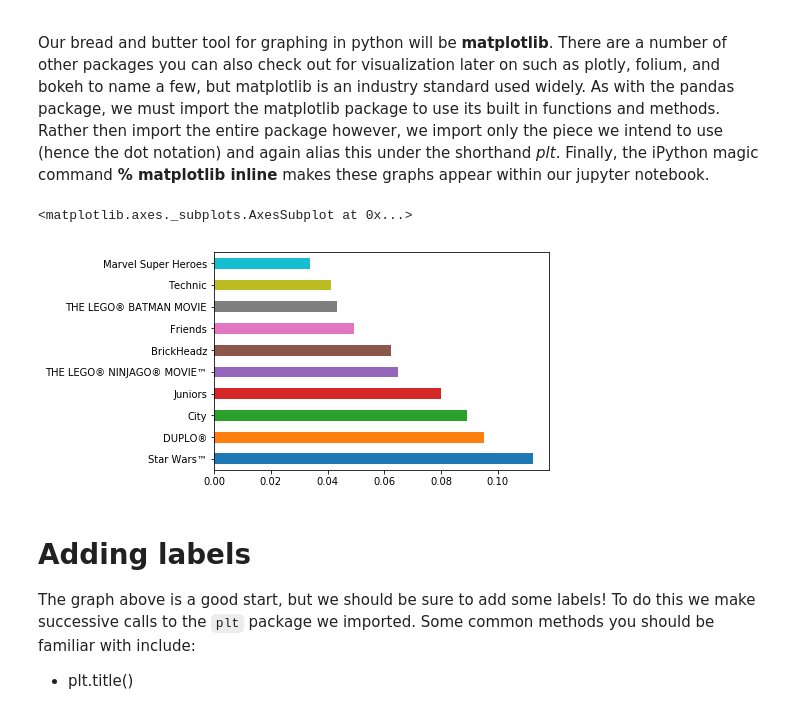
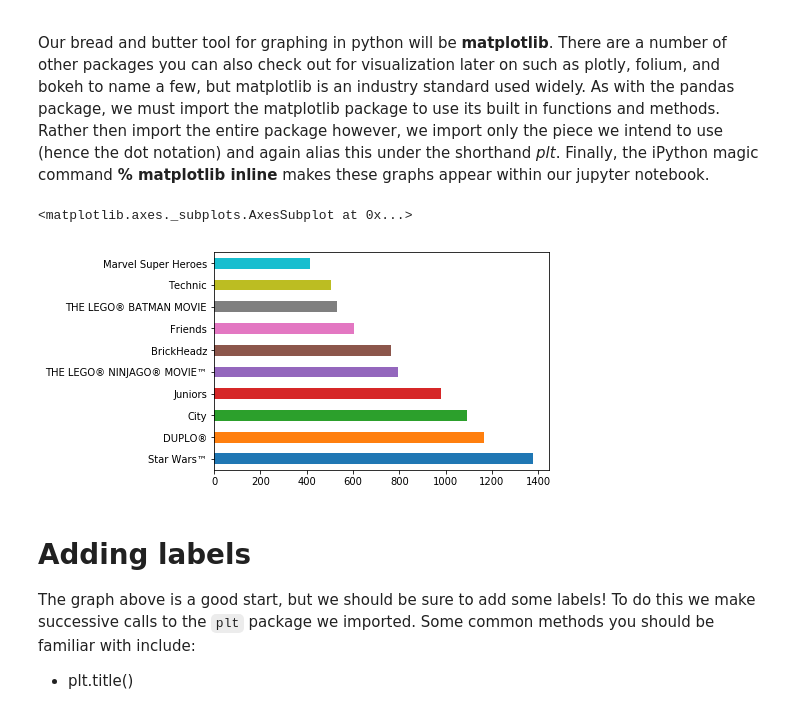
Before and after one commit to Laura-ShummonMaass/dsc-1-01-08-your-first-data-science-codealong-seattle-ds-career-040119, a Jupyter notebook: index.ipynb, the cells around one changed output. Saved outputs shown, nothing was run; the diff lists cells and outputs as text; code cells hidden in the pictures.

```diff
--- a/index.ipynb
+++ b/index.ipynb
@@ -337,11 +337,11 @@ import matplotlib.pyplot as plt
 #ipython magic command for displaying graphs within the notebook
 %matplotlib inline
 # %%
-to_graph = df['theme_name'].value_counts(normalize = True)[:10]
+to_graph = df['theme_name'].value_counts()[:10]
 to_graph.plot(kind='barh')
 # %% [output]
 <matplotlib.axes._subplots.AxesSubplot at 0x...>
-[figure, old version]
+[figure, new version]
 # %% [markdown]
 # Adding labels
 The graph above is a good start, but we should be sure to add some labels! To do this we make successive calls to the `plt` package we imported. Some common methods you should be familiar with include:
```
